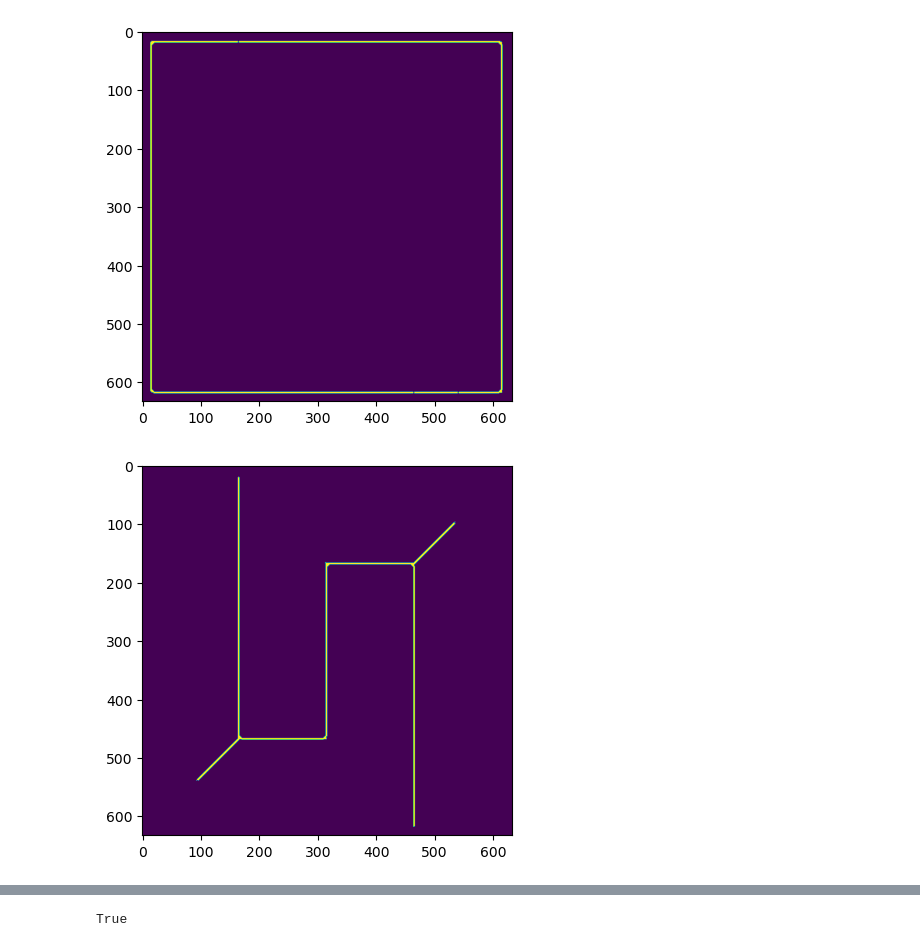
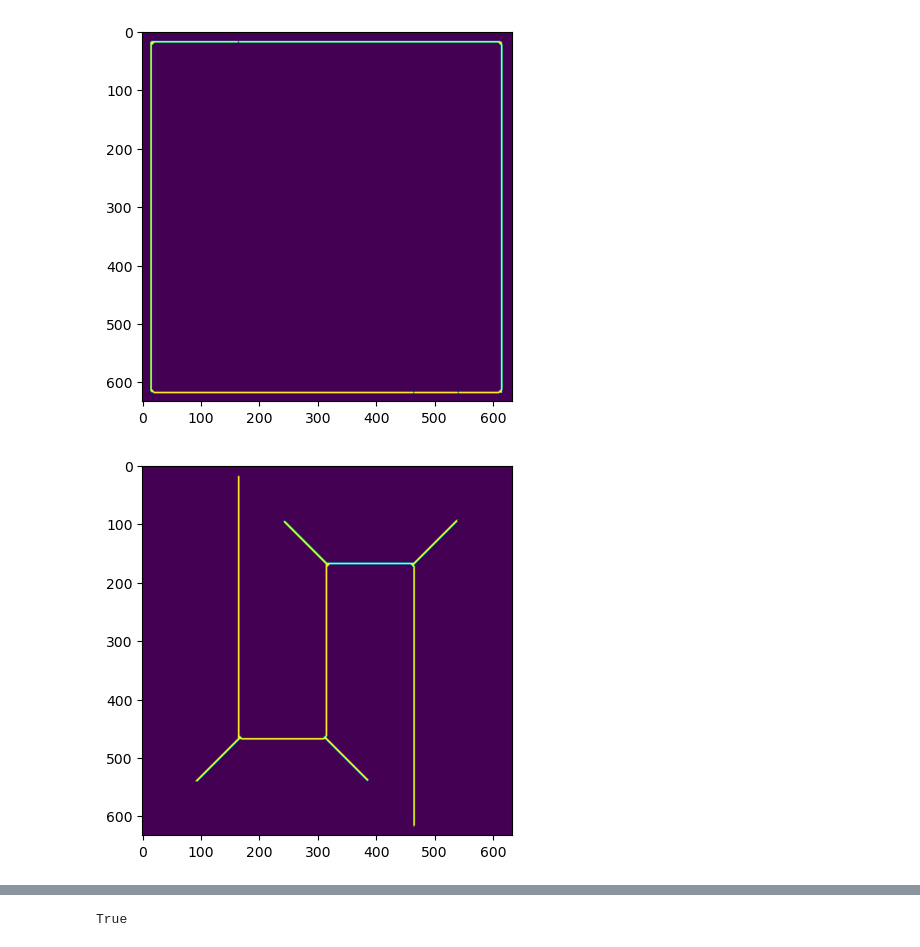
Before and after one commit to udibr/origami-etching, a Jupyter notebook: creasefold2etch.ipynb, the cells around one changed output, grey strips where cells are left out. Drawn from its saved outputs; the diff is of its cells as text; code cells hidden in the pictures.

```diff
--- a/creasefold2etch.ipynb
+++ b/creasefold2etch.ipynb
@@ -117,10 +115,11 @@ plt.show()
 # %% [output]
 [figure]
 # %%
+imgR = getchan(imgcolor, rgb = [40,-140,-140],dif = 20,maxc=0)
 plt.imshow(imgR) #, interpolation='nearest')
 plt.show()
 # %% [output]
-[figure, old version]
+[figure, new version]
 # %%
 # identify lines in an image and plot them in an output image
 def plot(img,output,w=1,dashblack=0,dashwhite=0,c=(0,0,0)):
```
Also changed, not shown: parts of 12 cells of this notebook, 1 other file.
